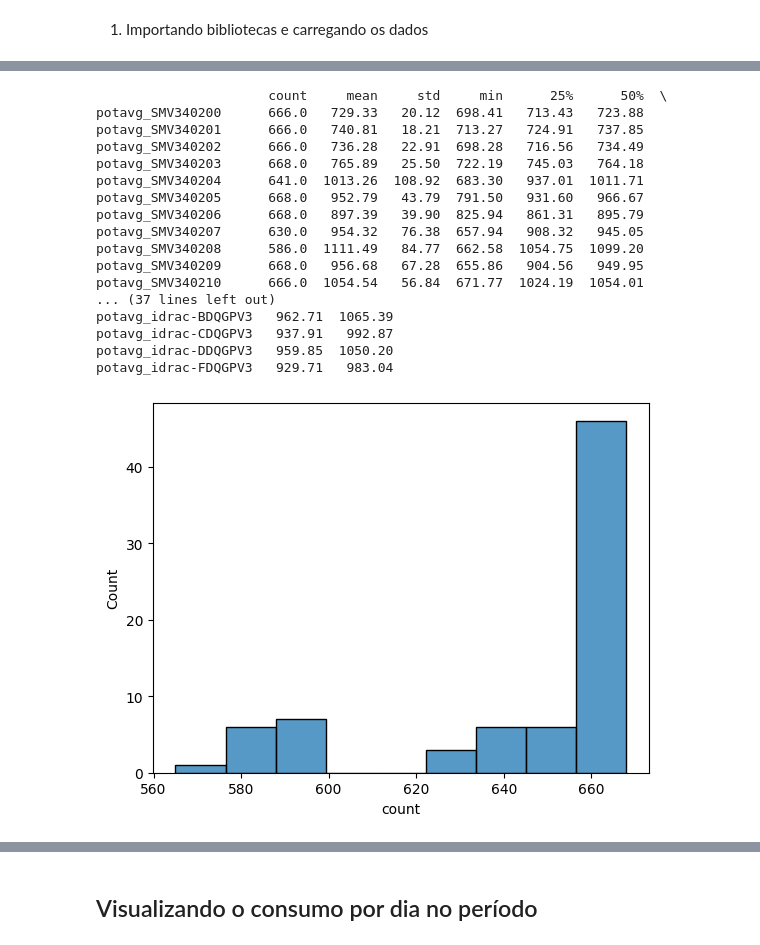
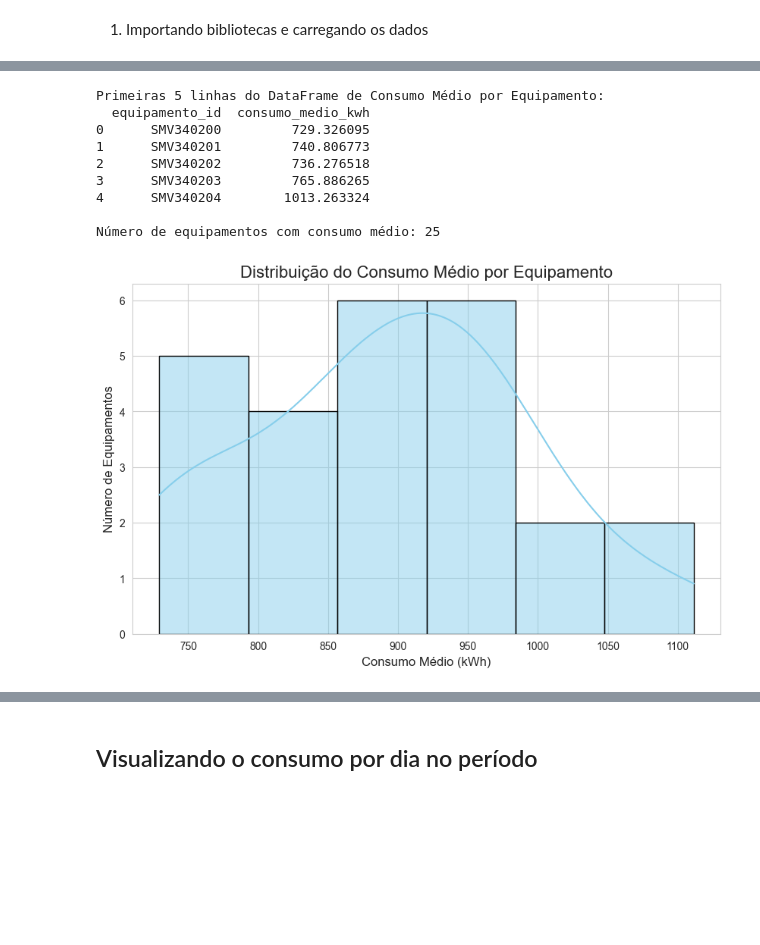
Before and after one commit to williamufpr/powermanager, a Jupyter notebook: powerTS.ipynb, the cells around one changed output, grey strips where cells are left out. Saved outputs shown, nothing was run; the diff lists cells and outputs as text; code cells hidden in the pictures; blank space fills up the shorter version.

```diff
--- a/powerTS.ipynb
+++ b/powerTS.ipynb
@@ -40,24 +95,55 @@ std               27.245363             40.774575             40.194155
 # %%
 # Plotando o histograma de quantidade de medidas realizadas
-sns.histplot(summary_statistics.iloc[0,1:])
-potavg_cols = [col for col in energy_raw.columns if col.startswith('potavg')]
-print(energy_raw[potavg_cols].describe().T.round(2))
+
+# --- 1. Preparar os Dados Agregados para o Histograma ---
+# Partimos do seu 'energy_long'
+# Filtramos apenas as medições de consumo médio ('avg')
+energy_avg_only = energy_long[energy_long['metrica'] == 'avg'].copy()
+
+# Agrupamos por equipamento para obter o consumo médio de cada um
+consumo_medio_por_equipamento = energy_avg_only.groupby('equipamento_id')['consumo_kwh'].mean().reset_index()
+consumo_medio_por_equipamento.columns = ['equipamento_id', 'consumo_medio_kwh'] # Renomear para clareza
+
+# Impressão para verificação
+print("\nPrimeiras 5 linhas do DataFrame de Consumo Médio por Equipamento:")
+print(consumo_medio_por_equipamento.head())
+print(f"\nNúmero de equipamentos com consumo médio: {consumo_medio_por_equipamento.shape[0]}")
+
+# --- 2. Gerar o Histograma com Fundo Transparente ---
+
+# Criar uma figura e um conjunto de eixos explicitamente para controle total
+fig, ax = plt.subplots(figsize=(10, 6))
+
+# Definir o fundo da figura e dos eixos como totalmente transparente
+fig.patch.set_alpha(0.0) # Fundo da figura
+ax.patch.set_alpha(0.0)  # Fundo da área do gráfico
+
+# Plotar o histograma usando a coluna de 'consumo_medio_kwh'
+sns.histplot(consumo_medio_por_equipamento['consumo_medio_kwh'], ax=ax, kde=True, color='skyblue', edgecolor='black')
+
+# Adicionar títulos e rótulos claros para sua apresentação
+ax.set_title("Distribuição do Consumo Médio por Equipamento", fontsize=16)
+ax.set_xlabel("Consumo Médio (kWh)", fontsize=12)
+ax.set_ylabel("Número de Equipamentos", fontsize=12) # O rótulo correto para um histograma de contagem
+
+# Salvar a figura com fundo transparente. Use PNG ou SVG para preservar a transparência.
+# 'transparent=True' é essencial. 'bbox_inches='tight'' remove margens extras.
+plt.savefig('histograma_consumo_medio_equipamento_transparente.png', transparent=True, bbox_inches='tight', dpi=300)
+
+# Opcional: Exibir o gráfico no seu ambiente de desenvolvimento
+plt.show()
+
+# --- 3. Impressão das Estatísticas Descritivas (Complemento do Gráfico) ---
+print("\nEstatísticas Descritivas do Consumo Médio por Equipamento:")
+print(consumo_medio_por_equipamento['consumo_medio_kwh'].describe().round(2))
 # %% [output]
-                      count     mean     std     min      25%      50%  \
-potavg_SMV340200      666.0   729.33   20.12  698.41   713.43   723.88
-potavg_SMV340201      666.0   740.81   18.21  713.27   724.91   737.85
-potavg_SMV340202      666.0   736.28   22.91  698.28   716.56   734.49
-potavg_SMV340203      668.0   765.89   25.50  722.19   745.03   764.18
-potavg_SMV340204      641.0  1013.26  108.92  683.30   937.01  1011.71
-potavg_SMV340205      668.0   952.79   43.79  791.50   931.60   966.67
-potavg_SMV340206      668.0   897.39   39.90  825.94   861.31   895.79
-potavg_SMV340207      630.0   954.32   76.38  657.94   908.32   945.05
-potavg_SMV340208      586.0  1111.49   84.77  662.58  1054.75  1099.20
-potavg_SMV340209      668.0   956.68   67.28  655.86   904.56   949.95
-potavg_SMV340210      666.0  1054.54   56.84  671.77  1024.19  1054.01
-... (37 lines left out)
-potavg_idrac-BDQGPV3   962.71  1065.39
-potavg_idrac-CDQGPV3   937.91   992.87
-potavg_idrac-DDQGPV3   959.85  1050.20
-potavg_idrac-FDQGPV3   929.71   983.04
+Primeiras 5 linhas do DataFrame de Consumo Médio por Equipamento:
+  equipamento_id  consumo_medio_kwh
+0      SMV340200         729.326095
+1      SMV340201         740.806773
+2      SMV340202         736.276518
+3      SMV340203         765.886265
+4      SMV340204        1013.263324
+
+Número de equipamentos com consumo médio: 25
-[figure, old version]
+[figure, new version]
```
Also changed, not shown: parts of 13 cells of this notebook, 36 other files.
